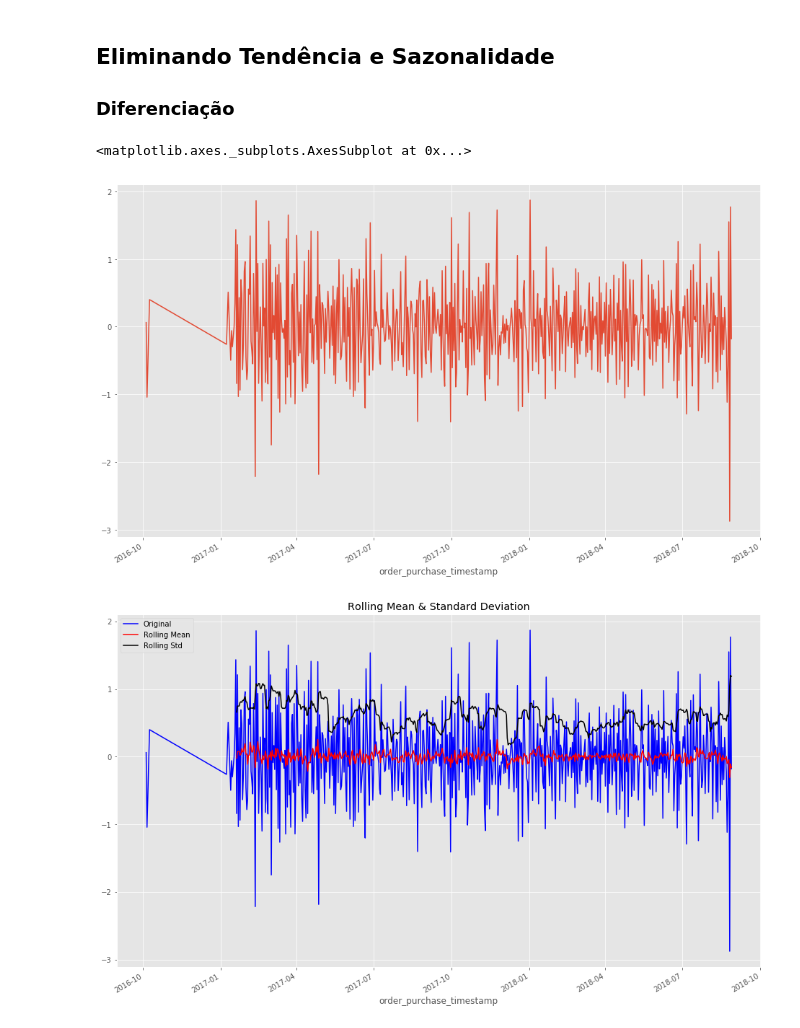
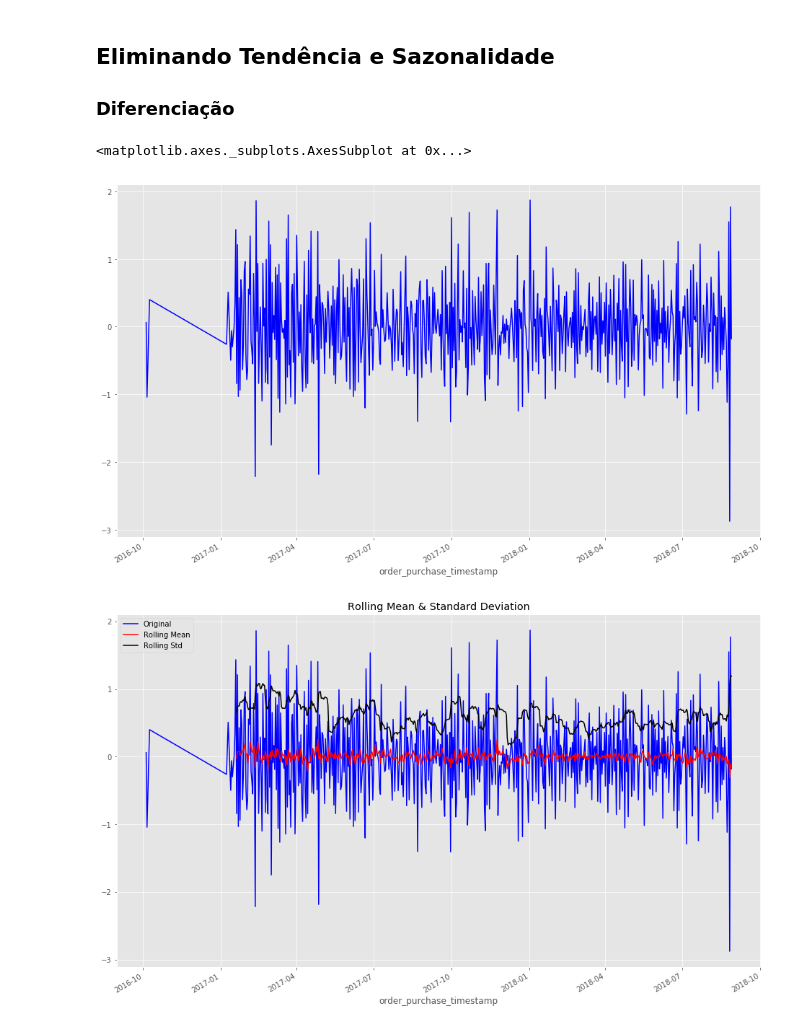
Before and after one commit to Crissky/brazilian-ecommerce, a Jupyter notebook: Notebooks/GERAL.ipynb, the cells around one changed output. Drawn from its saved outputs; the diff is of its cells as text; code cells hidden in the pictures.

```diff
--- a/Notebooks/GERAL.ipynb
+++ b/Notebooks/GERAL.ipynb
@@ -1185,10 +1185,10 @@ dtype: float64
 ### Diferenciação
 # %%
 ts_log_diff = ts_log - ts_log.shift()
-ts_log_diff.plot()
+ts_log_diff.plot(color='blue')
 # %% [output]
 <matplotlib.axes._subplots.AxesSubplot at 0x...>
-[figure, old version]
+[figure, new version]
 # %%
 ts_log_diff.dropna(inplace=True)
 test_stationarity(ts_log_diff)
```
Also changed, not shown: parts of 10 cells of this notebook.
